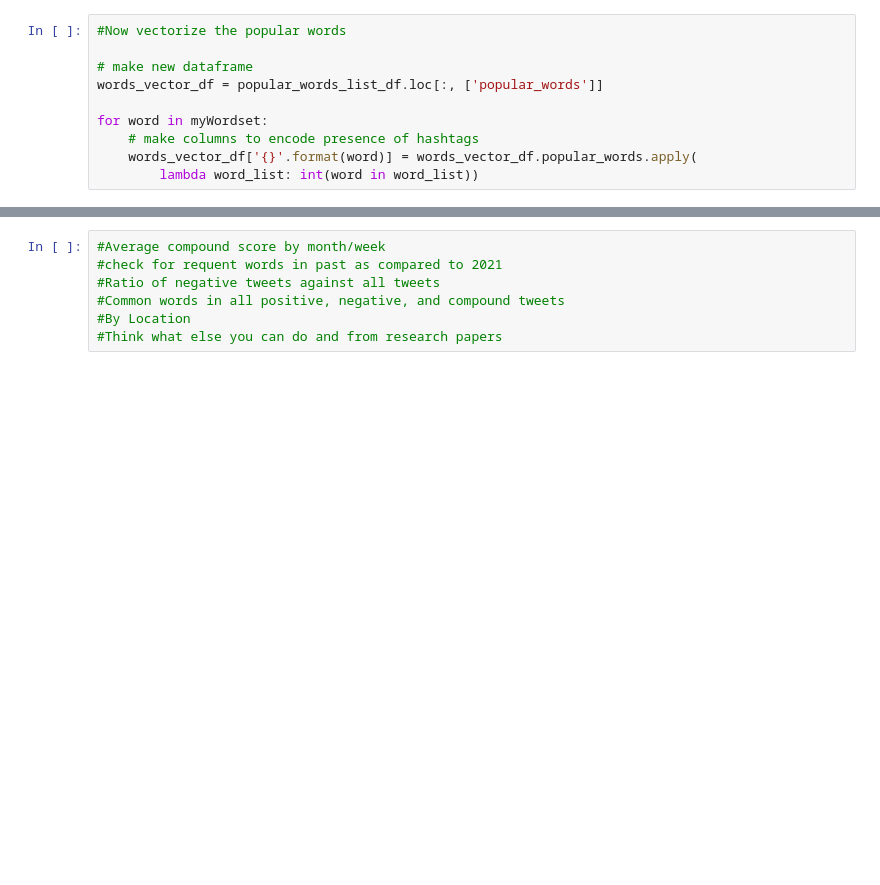
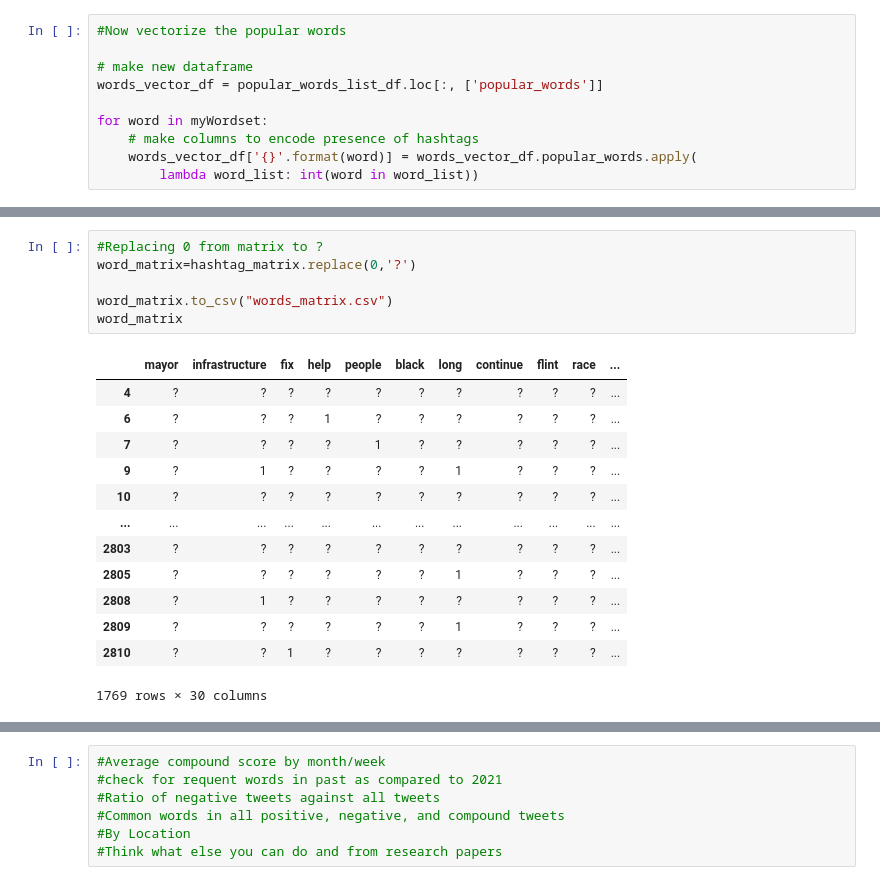
Before and after one commit to rishabhstha/JacksonWaterCrisisAnalysisML, a Jupyter notebook: tweets.ipynb, the cells around one changed output, grey strips where cells are left out. Drawn from its saved outputs; the diff is of its cells as text; blank space fills up the shorter version.

```diff
--- a/tweets.ipynb
+++ b/tweets.ipynb
@@ -1375,3 +1393,23 @@ hashtag_matrix
+# %%
+#Replacing 0 from matrix to ?
+word_matrix=hashtag_matrix.replace(0,'?')
+
+word_matrix.to_csv("words_matrix.csv")
+word_matrix
+# %% [output]
+|  | mayor | infrastructure | fix | help | people | black | long | continue | flint | race | ... |
+| 4 | ? | ? | ? | ? | ? | ? | ? | ? | ? | ? | ... |
+| 6 | ? | ? | ? | 1 | ? | ? | ? | ? | ? | ? | ... |
+| 7 | ? | ? | ? | ? | 1 | ? | ? | ? | ? | ? | ... |
+| 9 | ? | 1 | ? | ? | ? | ? | 1 | ? | ? | ? | ... |
+| 10 | ? | ? | ? | ? | ? | ? | ? | ? | ? | ? | ... |
+| ... | ... | ... | ... | ... | ... | ... | ... | ... | ... | ... | ... |
+| 2803 | ? | ? | ? | ? | ? | ? | ? | ? | ? | ? | ... |
+| 2805 | ? | ? | ? | ? | ? | ? | 1 | ? | ? | ? | ... |
+| 2808 | ? | 1 | ? | ? | ? | ? | ? | ? | ? | ? | ... |
+| 2809 | ? | ? | ? | ? | ? | ? | 1 | ? | ? | ? | ... |
+| 2810 | ? | ? | 1 | ? | ? | ? | ? | ? | ? | ? | ... |
+1769 rows × 30 columns
 # %%
 # calculate the correlation matrix
 correlations = hashtag_matrix.corr()
```
Also changed, not shown: parts of 20 cells of this notebook, 2 other files.
